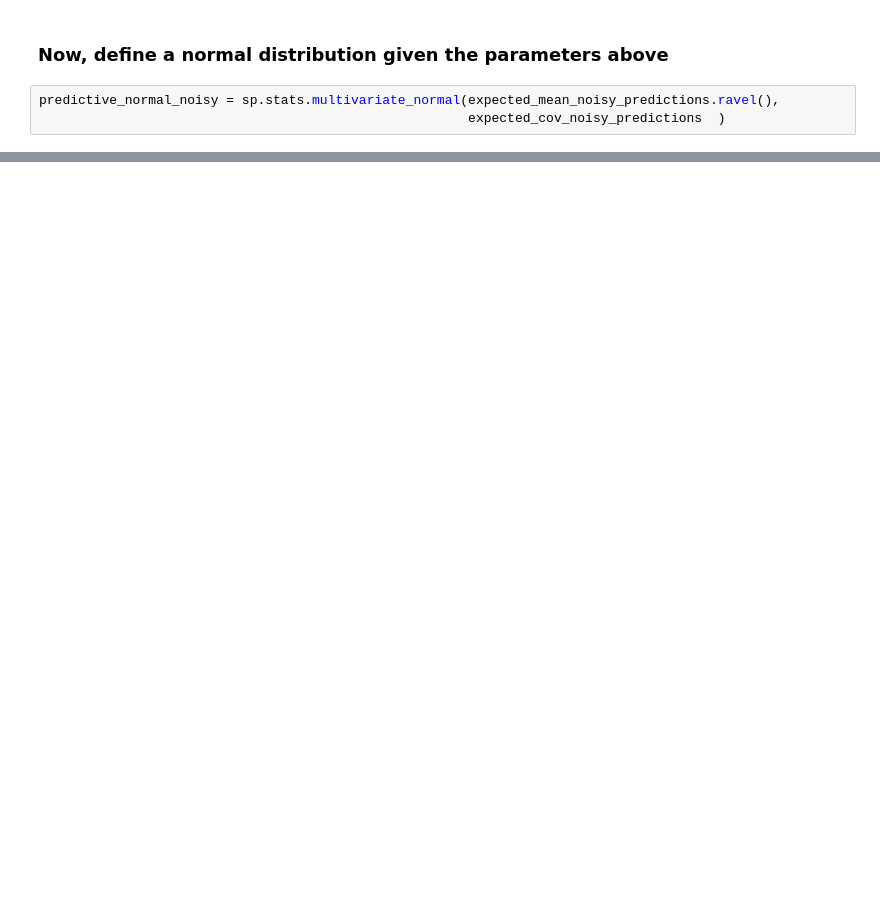
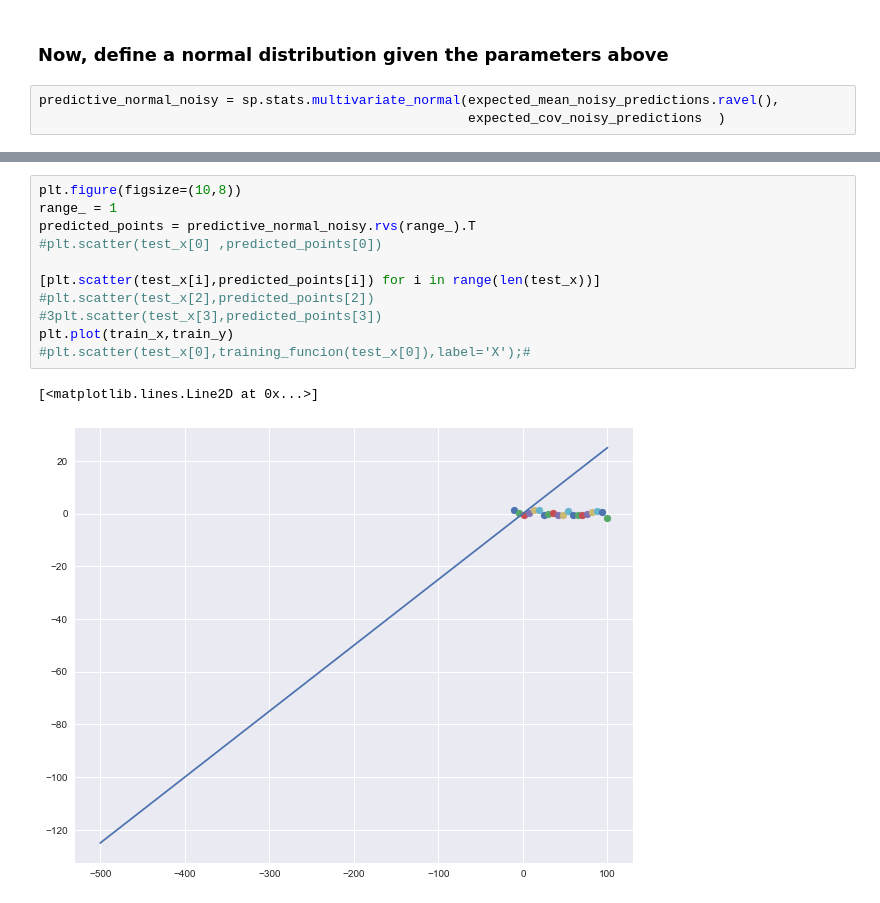
Before and after one commit to jonhilgart22/advanced_stats, a Jupyter notebook: final_project/Experimenting with GPs.ipynb, the cells around one changed output, grey strips where cells are left out. Saved outputs shown, nothing was run; the diff lists cells and outputs as text; blank space fills up the shorter version.

```diff
--- a/final_project/Experimenting with GPs.ipynb
+++ b/final_project/Experimenting with GPs.ipynb
@@ -230,0 +318,14 @@ plt.plot(range(-100,100),[predictive_normal_noisy.pdf(i) for i in range(-100,100
+# %%
+plt.figure(figsize=(10,8))
+range_ = 1
+predicted_points = predictive_normal_noisy.rvs(range_).T
+#plt.scatter(test_x[0] ,predicted_points[0])
+
+[plt.scatter(test_x[i],predicted_points[i]) for i in range(len(test_x))]
+#plt.scatter(test_x[2],predicted_points[2])
+#3plt.scatter(test_x[3],predicted_points[3])
+plt.plot(train_x,train_y)
+#plt.scatter(test_x[0],training_funcion(test_x[0]),label='X');#
+# %% [output]
+[<matplotlib.lines.Line2D at 0x...>]
+[figure, added]
```
Also changed, not shown: parts of 22 cells of this notebook.
